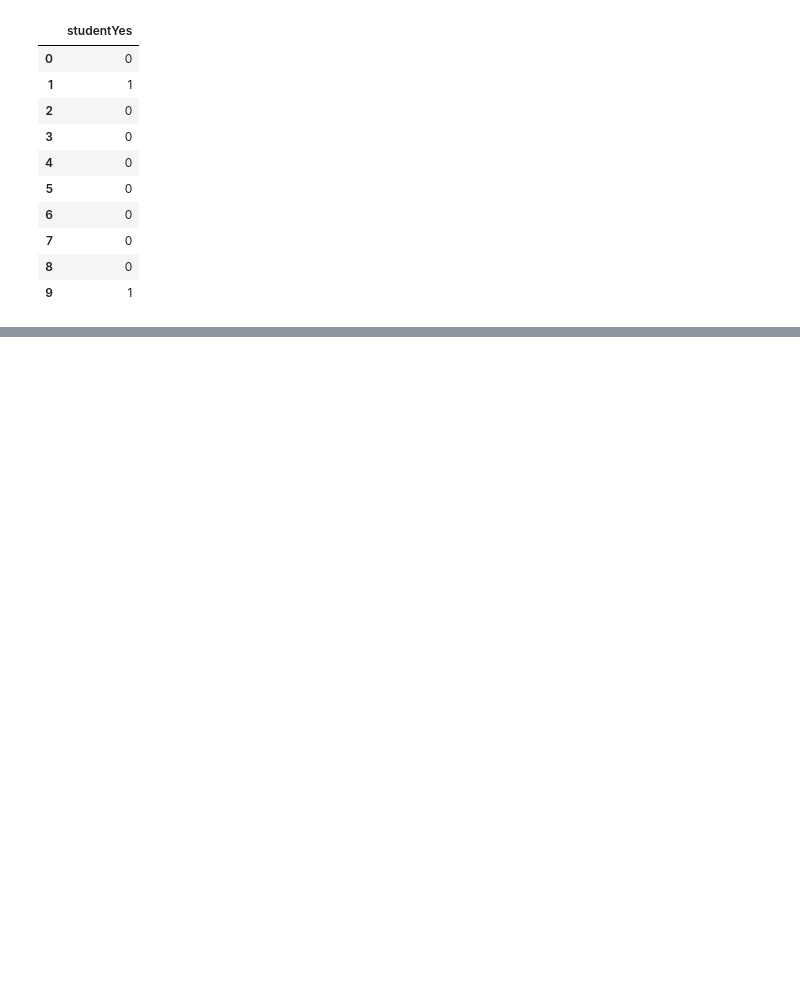
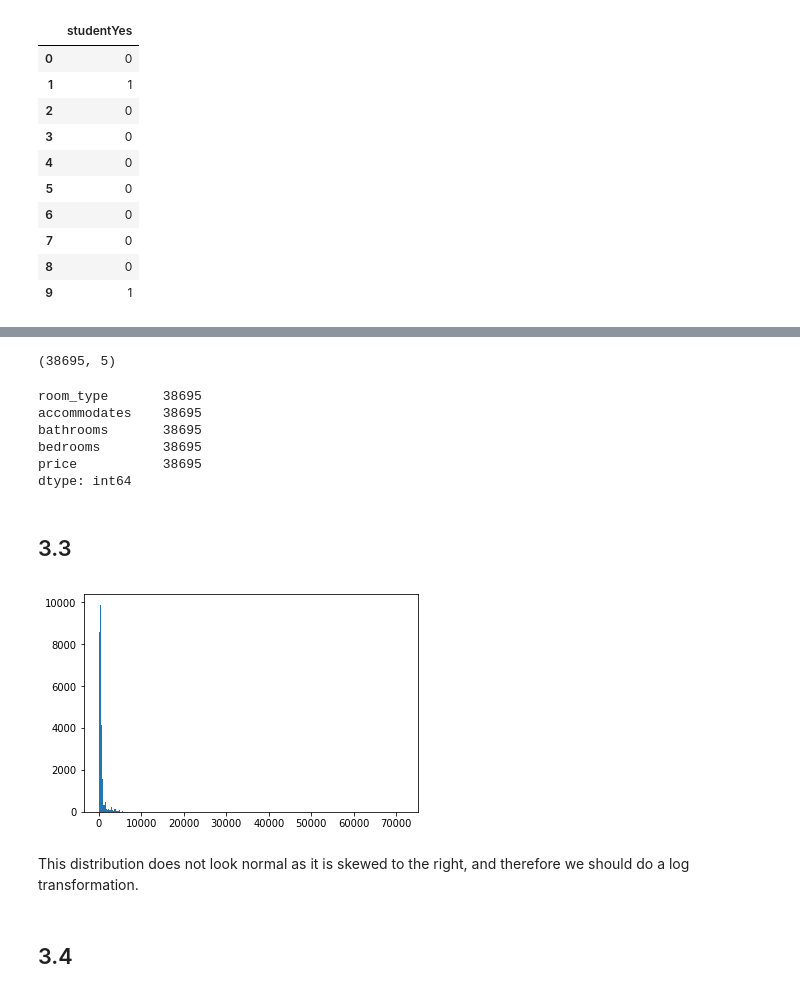
Before and after one commit to simrankota/info370, a Jupyter notebook: assignments/ps-multiple-regression.ipynb, the cells around one changed output, grey strips where cells are left out. Cells and saved outputs as stored; diff of their text form; code cells hidden in the pictures; blank space fills up the shorter version.

```diff
--- a/assignments/ps-multiple-regression.ipynb
+++ b/assignments/ps-multiple-regression.ipynb
@@ -237,0 +338,2 @@ test3.head(10)
+# %%
+l = pd.read_csv('./listings.csv', usecols = ['price', 'bedrooms', 'room_type', 'accommodates', 'bathrooms'])
@@ -237,0 +359,2 @@ test3.head(10)
+# %%
+l['price'] = l.price.str.replace('[\$,]', '', regex=True).astype(float)
@@ -237,0 +363,17 @@ test3.head(10)
+# %%
+l = l.dropna()
+# %%
+l.shape
+# %% [output]
+(38695, 5)
+# %%
+l.count()
+# %% [output]
+room_type       38695
+accommodates    38695
+bathrooms       38695
+bedrooms        38695
+price           38695
+dtype: int64
+# %% [markdown]
+## 3.3
@@ -237,0 +382,8 @@ test3.head(10)
+# %%
+_ = plt.hist(l.price, bins=500)
+# %% [output]
+[figure, added]
+# %% [markdown]
+This distribution does not look normal as it is skewed to the right, and therefore we should do a log transformation.
+# %% [markdown]
+## 3.4
```
Also changed, not shown: parts of 76 cells of this notebook.
